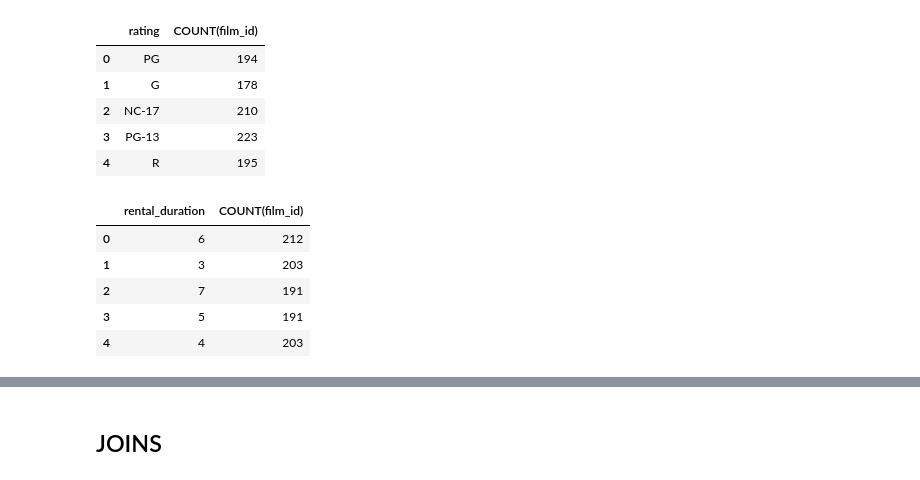
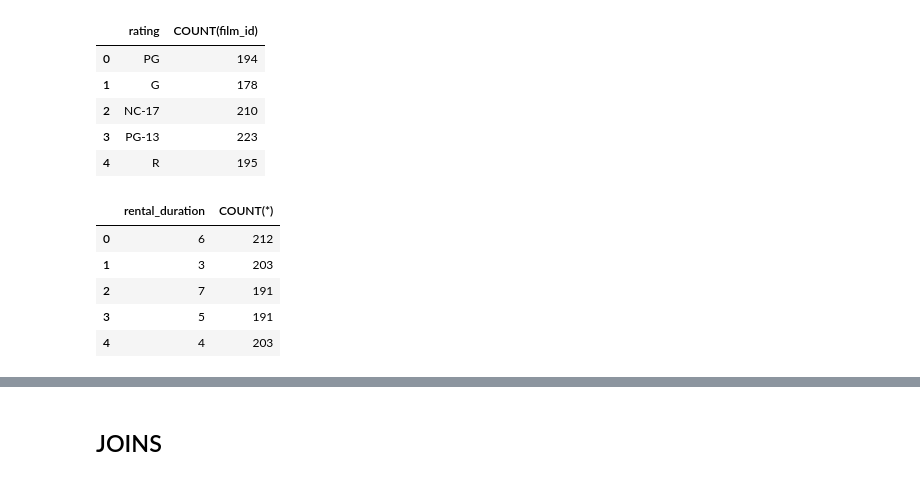
Before and after one commit to preciii7/practica_programacion, a Jupyter notebook: sql/ejercicios_sakila.ipynb, the cells around one changed output, grey strips where cells are left out. Drawn from its saved outputs; the diff is of its cells as text; code cells hidden in the pictures.

Commit message:
Ejercicios GROUP BY

```diff
--- a/sql/ejercicios_sakila.ipynb
+++ b/sql/ejercicios_sakila.ipynb
@@ -549,8 +571,9 @@ pd.read_sql("SELECT rating, COUNT(film_id) FROM film GROUP BY rating",engine)
 # %%
 # Cuenta cuántas películas hay por rental_duration
 pd.read_sql("SELECT rental_duration, COUNT(film_id) FROM film GROUP BY rental_duration",engine)
+pd.read_sql("SELECT rental_duration, COUNT(*) FROM film GROUP BY rental_duration",engine)
 # %% [output]
-|  | rental_duration | COUNT(film_id) |
+|  | rental_duration | COUNT(*) |
 | 0 | 6 | 212 |
 | 1 | 3 | 203 |
 | 2 | 7 | 191 |
```
Also changed, not shown: parts of 5 cells of this notebook.
